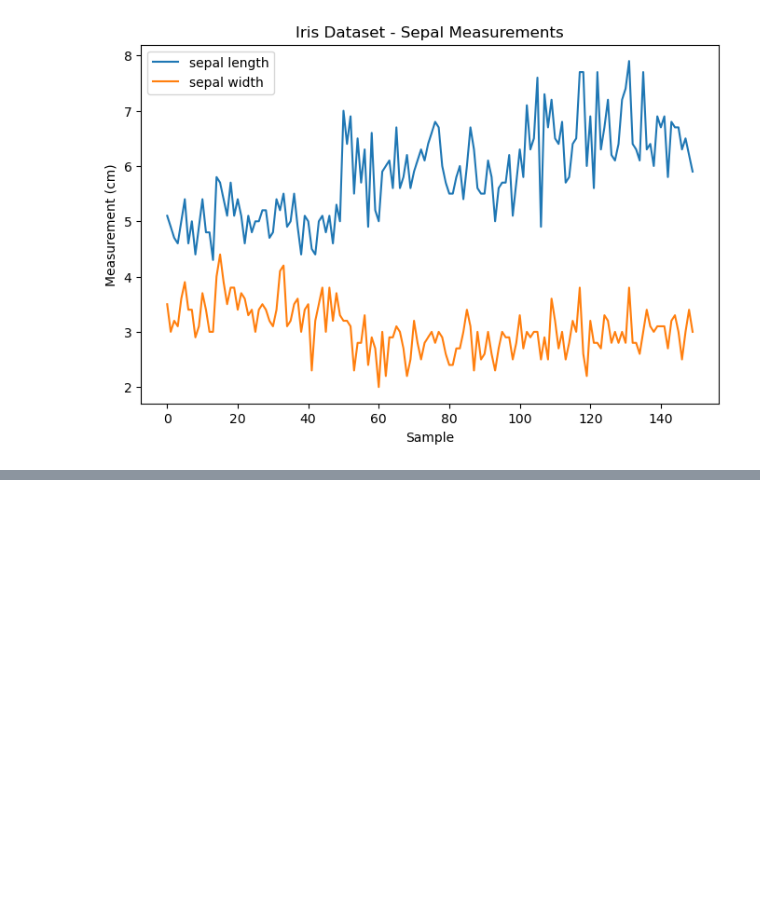
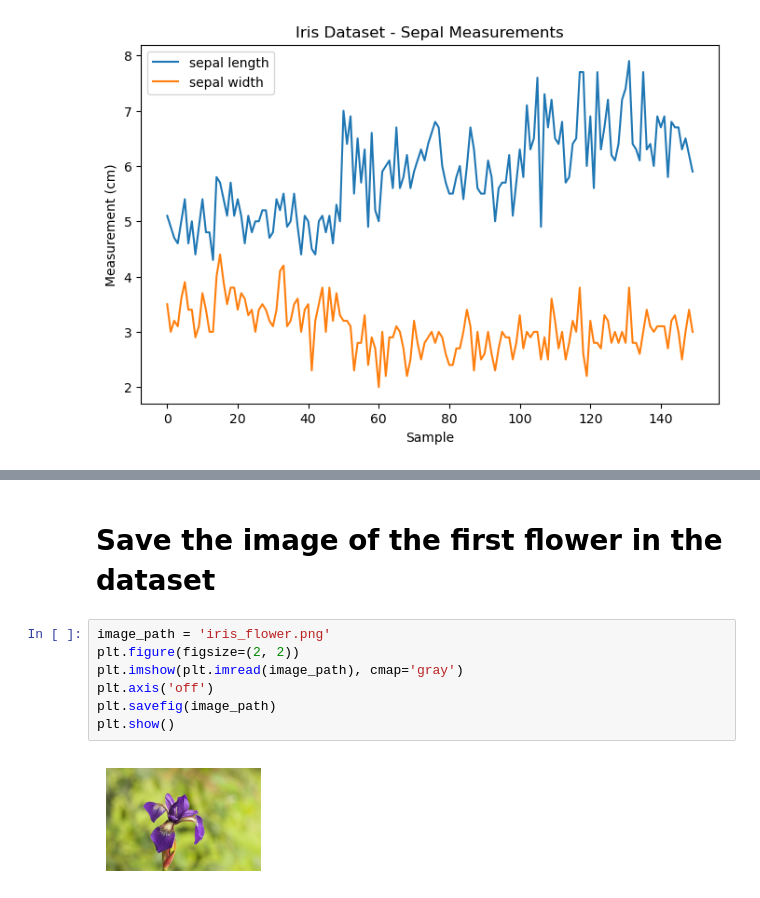
Before and after one commit to rrs1997r/part1_mini_project, a Jupyter notebook: notebook.ipynb, the cells around one changed output, grey strips where cells are left out. Drawn from its saved outputs; the diff is of its cells as text; blank space fills up the shorter version.

```diff
--- a/notebook.ipynb
+++ b/notebook.ipynb
@@ -27,0 +70,11 @@ fig.show()
+# %% [markdown]
+# Save the image of the first flower in the dataset
+# %%
+image_path = 'iris_flower.png'
+plt.figure(figsize=(2, 2))
+plt.imshow(plt.imread(image_path), cmap='gray')
+plt.axis('off')
+plt.savefig(image_path)
+plt.show()
+# %% [output]
+[figure, added]
```
Also changed, not shown: parts of 10 cells of this notebook, 4 other files.
